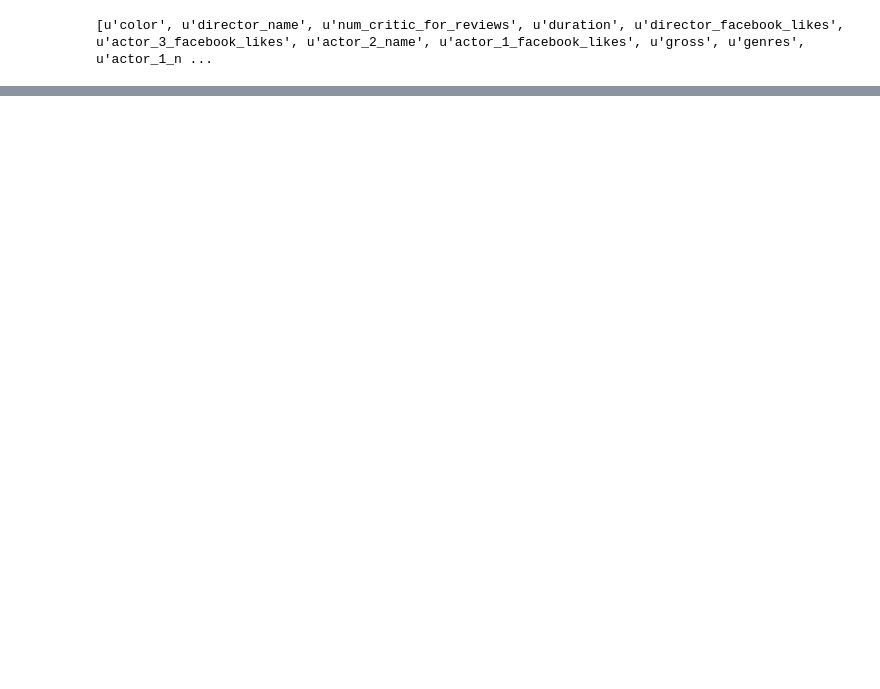
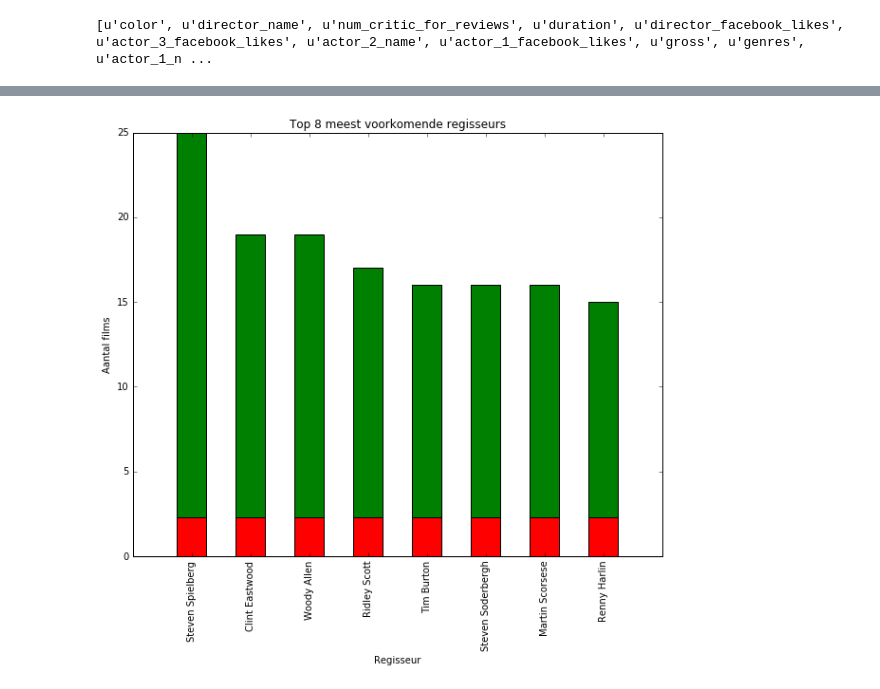
Before and after one commit to RamazanDemir565/Data-Mining, a Jupyter notebook: IMDB_data_mining_Ezgi.ipynb, the cells around one changed output, grey strips where cells are left out. Saved outputs shown, nothing was run; the diff lists cells and outputs as text; code cells hidden in the pictures; blank space fills up the shorter version.

```diff
--- a/IMDB_data_mining_Ezgi.ipynb
+++ b/IMDB_data_mining_Ezgi.ipynb
@@ -100,0 +139,41 @@ imdb_genre = movie_data.map(lambda x: float(x[25])).filter(lambda x: x[25] <= 10
+# %%
+csv_data = sc.textFile('./movie_metadata.csv').map(lambda x: x.split(","))
+directors = csv_data.filter(lambda x: 'director_name' not in x).filter(lambda x: '' not in x)
+directors = directors.map(lambda x:(x[1], 1))
+#values optellen
+directors = directors.reduceByKey(lambda x, y : x + y)
+#omgekeerd om te kunnen sorten
+directors_value = directors.map(lambda x:(x[1], x[0]))
+directors_value = directors_value.sortByKey(False)
+directors_values = directors_value.map(lambda x: x[0])
+directors_names = directors_value.map(lambda x: x[1])
+
+#def chartArrays(line):
+#    arrayX.append(line[1])
+#    arrayY.append(line[0])
+#    return line
+
+array_x = [x for x in directors_names.toLocalIterator()]
+array_y = [x for x in directors_values.toLocalIterator()]
+
+y = array_y[:8]
+x = np.arange(len(y))
+labels = array_x[:8]
+
+threshold = np.mean(array_y) #=2,26
+
+# opsplitsen boven en onder gemiddelde
+above_threshold = np.maximum(y - threshold, 0)
+below_threshold = np.minimum(y, threshold)
+
+
+fig = plt.figure(figsize=(10, 8))
+plt.title("Top 8 meest voorkomende regisseurs")
+plt.bar(x, below_threshold, width=0.5, color="red", align="center")
+plt.bar(x, above_threshold, width=0.5, color="green", bottom=below_threshold, align="center")
+plt.xticks(x , labels, rotation=90, fontsize=10)
+plt.ylabel("Aantal films")
+plt.xlabel("Regisseur")
+plt.show()
+# %% [output]
+[figure, added]
```
Also changed, not shown: parts of 13 cells of this notebook.
